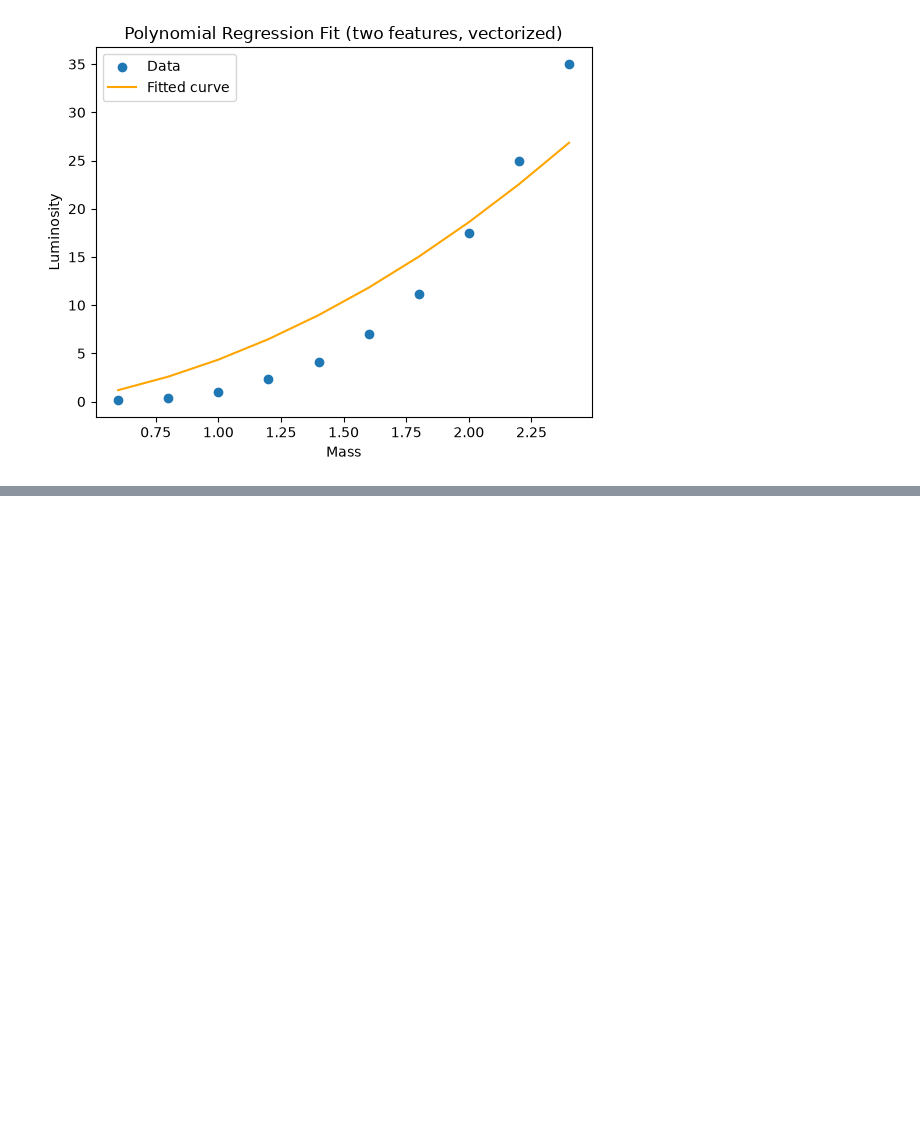
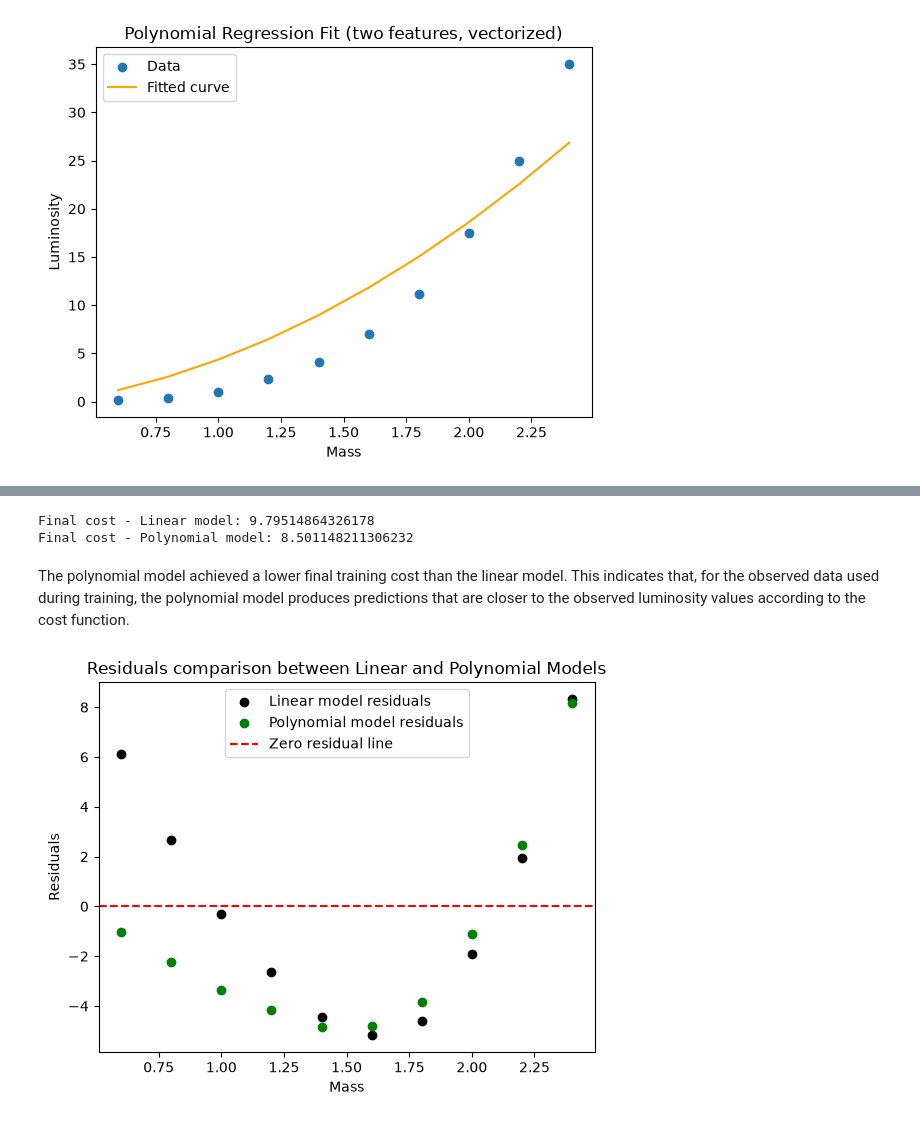
Before and after one commit to Valentina-33/Stellar-Luminosity, a Jupyter notebook: stellar_luminosity_hands_on.ipynb, the cells around one changed output, grey strips where cells are left out. Cells and saved outputs as stored; diff of their text form; code cells hidden in the pictures; blank space fills up the shorter version.

Commit message:
Models compared

```diff
--- a/stellar_luminosity_hands_on.ipynb
+++ b/stellar_luminosity_hands_on.ipynb
@@ -321,9 +334,9 @@ ax.ticklabel_format(axis='y', style='plain', useOffset=False)
 plt.figure()
 plt.scatter(mass, luminosity, label="Data")
 
-y_pred = predict(X_polynomial, w_learned_poly, b_learned_poly)
+y_pred_poly = predict(X_polynomial, w_learned_poly, b_learned_poly)
 
-plt.plot(mass, y_pred, color="orange", label="Fitted curve")
+plt.plot(mass, y_pred_poly, color="orange", label="Fitted curve")
 plt.xlabel("Mass")
 plt.ylabel("Luminosity")
 plt.title("Polynomial Regression Fit (two features, vectorized)")
@@ -333,0 +364,32 @@ plt.show()
+# %%
+# Comparing final costs of both models
+final_cost_linear = cost_history[-1][1]
+final_cost_poly = cost_history_poly[-1][1]
+
+print(f"Final cost - Linear model: {final_cost_linear}")
+print(f"Final cost - Polynomial model: {final_cost_poly}")
+# %% [output]
+Final cost - Linear model: 9.79514864326178
+Final cost - Polynomial model: 8.501148211306232
+# %% [markdown]
+The polynomial model achieved a lower final training cost than the linear model. This indicates that, for the observed data used during training, the polynomial model produces predictions that are closer to the observed luminosity values according to the cost function.
+# %%
+# Inspecting the residuals of both models
+residuals_linear = luminosity - y_pred_linear
+residuals_poly = luminosity - y_pred_poly
+
+# Ploting the residuals for both models
+plt.figure();
+
+plt.scatter(mass, residuals_linear, color="black", label="Linear model residuals")
+plt.scatter(mass, residuals_poly, color="green", label="Polynomial model residuals")
+
+plt.axhline(0, color="red", linestyle="--", label="Zero residual line")
+
+plt.xlabel("Mass")
+plt.ylabel("Residuals")
+plt.title("Residuals comparison between Linear and Polynomial Models")
+plt.legend()
+plt.show()
+# %% [output]
+[figure, added]
```
Also changed, not shown: parts of 11 cells of this notebook.
